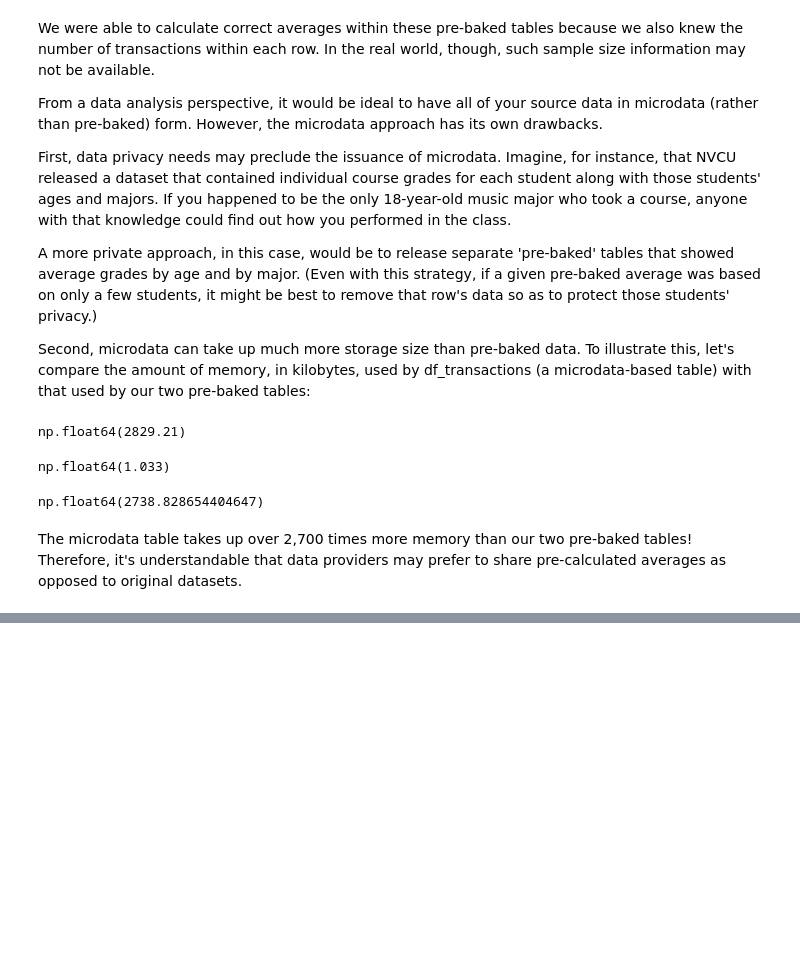
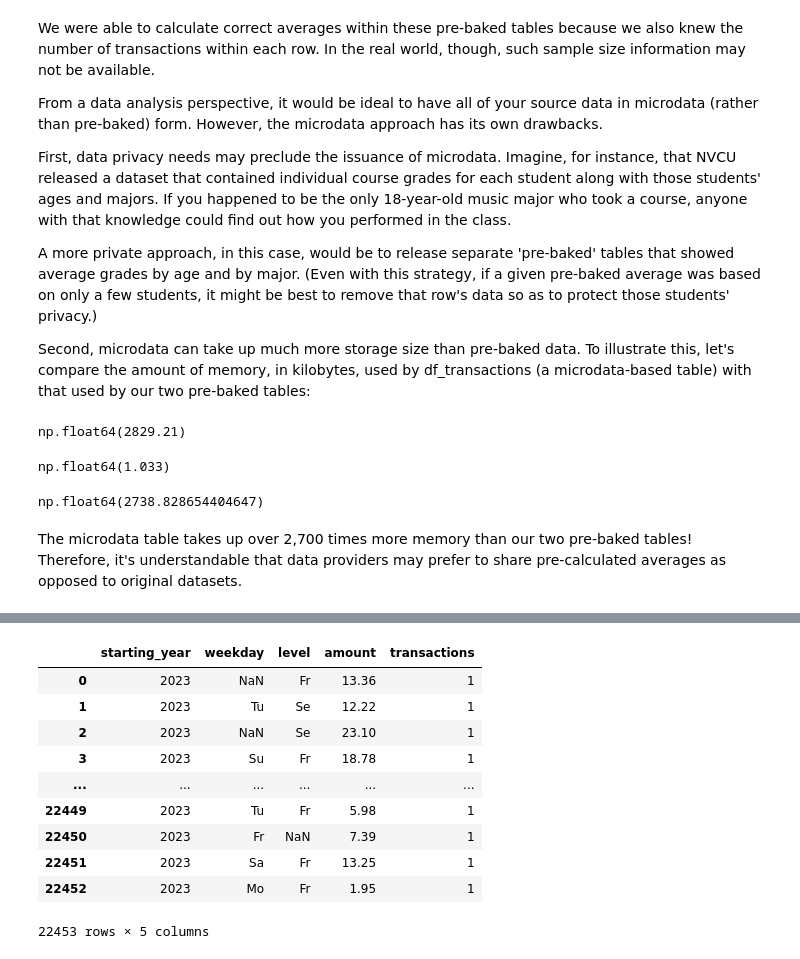
Before and after one commit to kburchfiel/pfn, a Jupyter notebook: Descriptive_Stats/descriptive_stats_part_2.ipynb, the cells around one changed output, grey strips where cells are left out. Saved outputs shown, nothing was run; the diff lists cells and outputs as text; code cells hidden in the pictures; blank space fills up the shorter version.

```diff
--- a/Descriptive_Stats/descriptive_stats_part_2.ipynb
+++ b/Descriptive_Stats/descriptive_stats_part_2.ipynb
@@ -188,0 +195,22 @@ The microdata table takes up over 2,700 times more memory than our two pre-baked
+# %%
+df_transactions_faulty = df_transactions.copy()
+df_transactions_faulty['weekday'] = np.where(
+    df_transactions_faulty['weekday'] == 'We',
+np.nan, df_transactions_faulty['weekday'])
+df_transactions_faulty['level'] = np.where(
+    df_transactions_faulty['level'] == 'So',
+np.nan, df_transactions_faulty['level'])
+
+df_transactions_faulty
+# %% [output]
+|  | starting_year | weekday | level | amount | transactions |
+| 0 | 2023 | NaN | Fr | 13.36 | 1 |
+| 1 | 2023 | Tu | Se | 12.22 | 1 |
+| 2 | 2023 | NaN | Se | 23.10 | 1 |
+| 3 | 2023 | Su | Fr | 18.78 | 1 |
+| ... | ... | ... | ... | ... | ... |
+| 22449 | 2023 | Tu | Fr | 5.98 | 1 |
+| 22450 | 2023 | Fr | NaN | 7.39 | 1 |
+| 22451 | 2023 | Sa | Fr | 13.25 | 1 |
+| 22452 | 2023 | Mo | Fr | 1.95 | 1 |
+22453 rows × 5 columns
```
Also changed, not shown: parts of 9 cells of this notebook.
